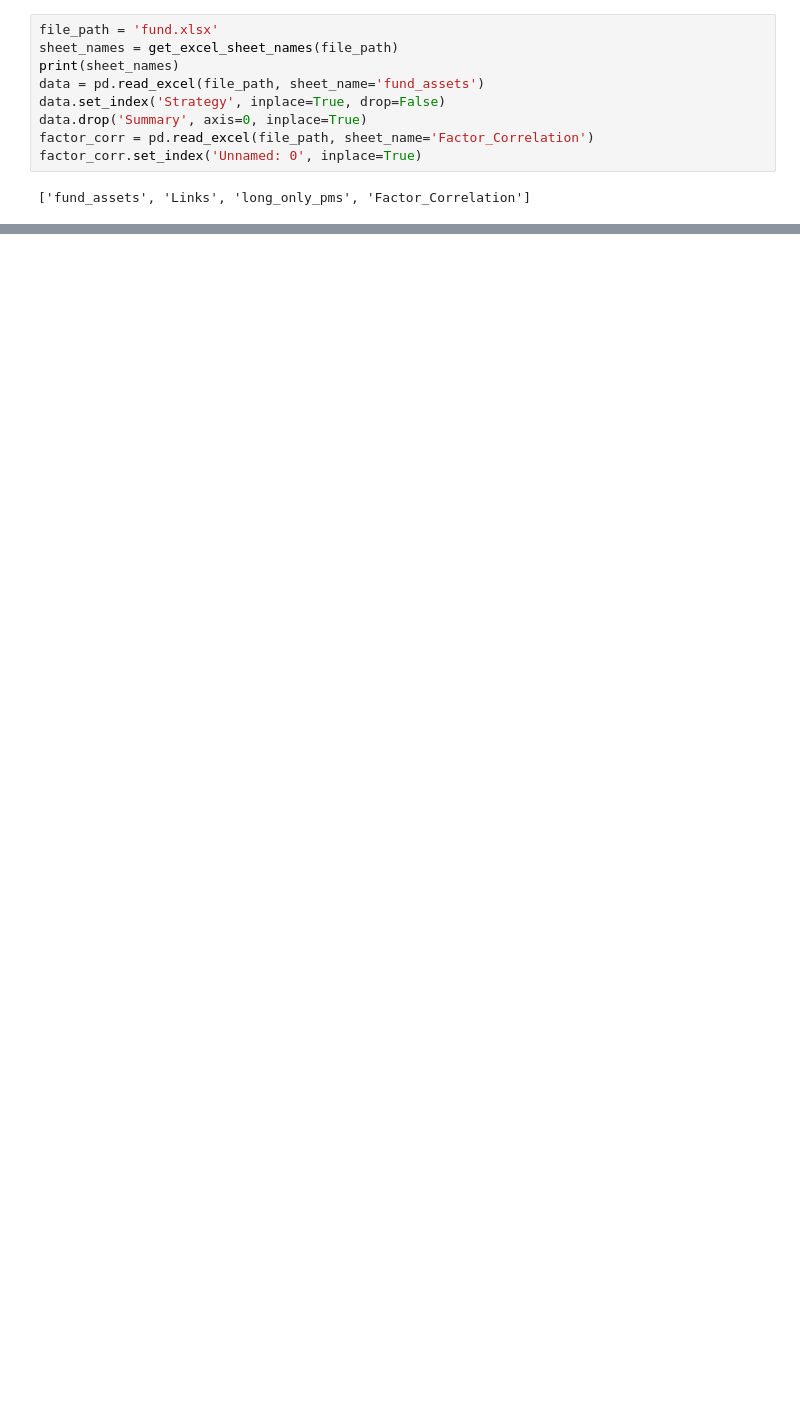
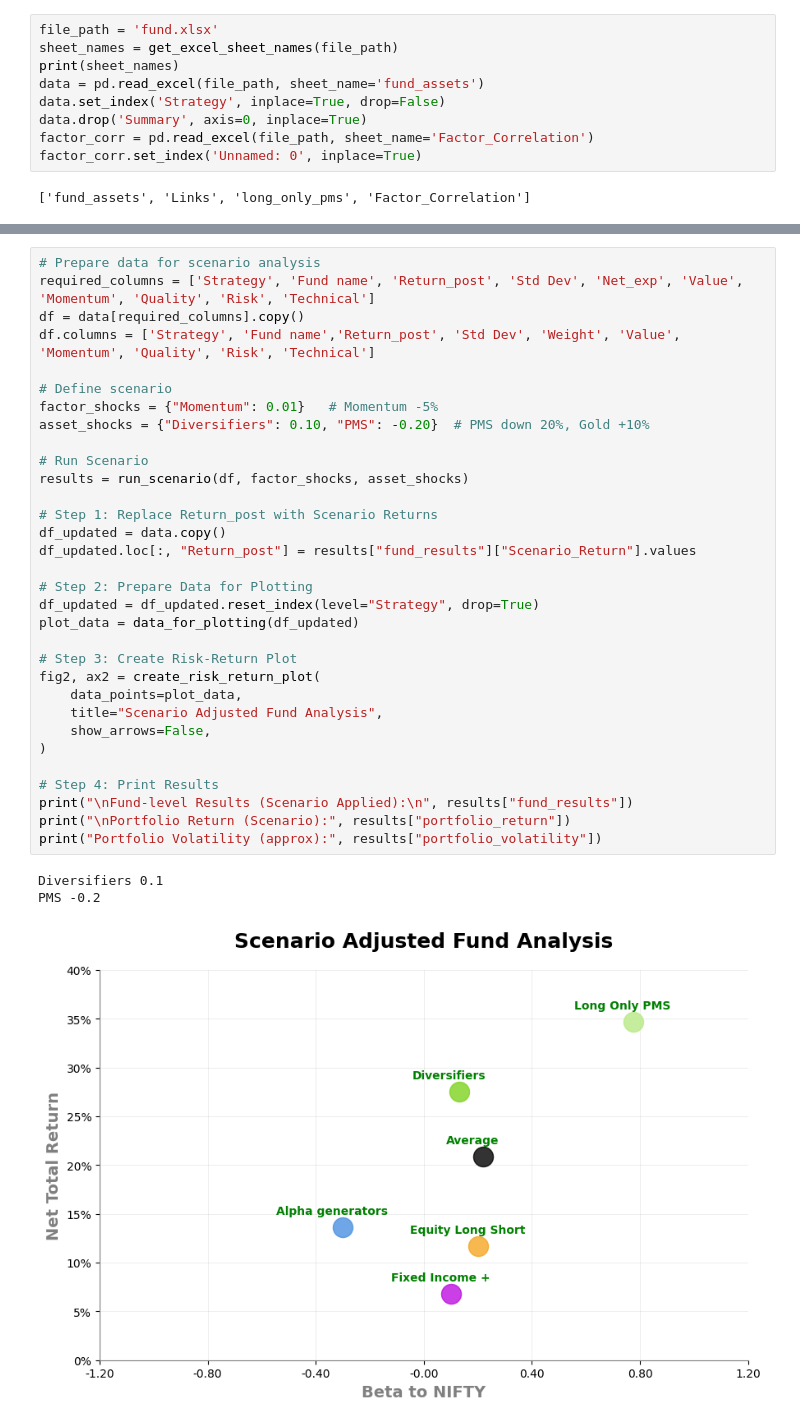
Before and after one commit to pratyush-x355/fund_analysis, a Jupyter notebook: fund_analysis.ipynb, the cells around one changed output, grey strips where cells are left out. Drawn from its saved outputs; the diff is of its cells as text; blank space fills up the shorter version.

```diff
--- a/fund_analysis.ipynb
+++ b/fund_analysis.ipynb
@@ -46,0 +79,36 @@ Creating plot own research...
+# %%
+# Prepare data for scenario analysis
+required_columns = ['Strategy', 'Fund name', 'Return_post', 'Std Dev', 'Net_exp', 'Value', 'Momentum', 'Quality', 'Risk', 'Technical']
+df = data[required_columns].copy()
+df.columns = ['Strategy', 'Fund name','Return_post', 'Std Dev', 'Weight', 'Value', 'Momentum', 'Quality', 'Risk', 'Technical']
+
+# Define scenario
+factor_shocks = {"Momentum": 0.01}   # Momentum -5%
+asset_shocks = {"Diversifiers": 0.10, "PMS": -0.20}  # PMS down 20%, Gold +10%
+
+# Run Scenario
+results = run_scenario(df, factor_shocks, asset_shocks)
+
+# Step 1: Replace Return_post with Scenario Returns
+df_updated = data.copy()
+df_updated.loc[:, "Return_post"] = results["fund_results"]["Scenario_Return"].values
+
+# Step 2: Prepare Data for Plotting
+df_updated = df_updated.reset_index(level="Strategy", drop=True)
+plot_data = data_for_plotting(df_updated)
+
+# Step 3: Create Risk-Return Plot
+fig2, ax2 = create_risk_return_plot(
+    data_points=plot_data,
+    title="Scenario Adjusted Fund Analysis",
+    show_arrows=False,
+)
+
+# Step 4: Print Results
+print("\nFund-level Results (Scenario Applied):\n", results["fund_results"])
+print("\nPortfolio Return (Scenario):", results["portfolio_return"])
+print("Portfolio Volatility (approx):", results["portfolio_volatility"])
+# %% [output]
+Diversifiers 0.1
+PMS -0.2
+[figure, added]
```
Also changed, not shown: parts of 8 cells of this notebook, 3 other files.
